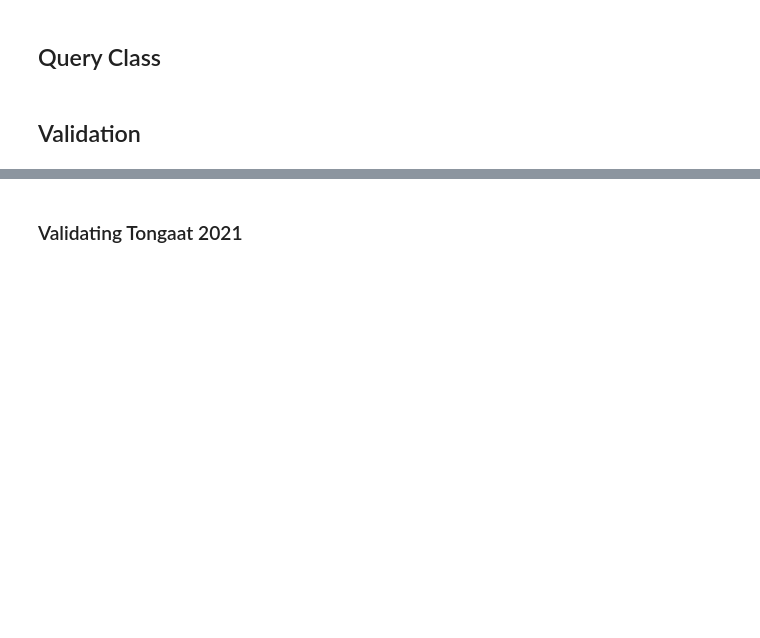
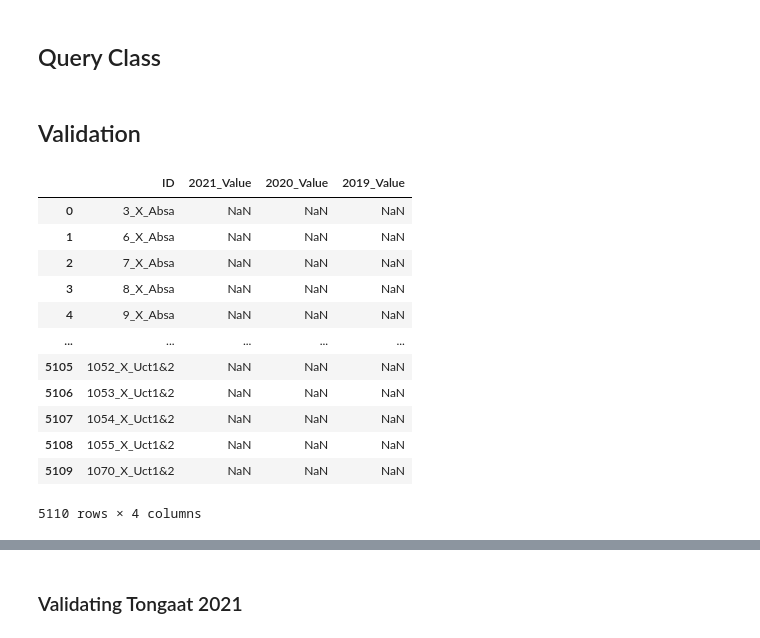
Before and after one commit to tomwetherell/unifi-pdf-llm, a Jupyter notebook: dev/haystack_table_qa_markdown.ipynb, the cells around one changed output, grey strips where cells are left out. Drawn from its saved outputs; the diff is of its cells as text; code cells hidden in the pictures; blank space fills up the shorter version.

```diff
--- a/dev/haystack_table_qa_markdown.ipynb
+++ b/dev/haystack_table_qa_markdown.ipynb
@@ -1313,3 +1316,20 @@ def load_documents(company: str, year: int) -> list[Document]:
         company_docs.extend(docs)
 
     return company_docs
+# %%
+train_df = pd.read_csv(TRAIN_CSV_PATH)
+train_df
+# %% [output]
+|  | ID | 2021_Value | 2020_Value | 2019_Value |
+| 0 | 3_X_Absa | NaN | NaN | NaN |
+| 1 | 6_X_Absa | NaN | NaN | NaN |
+| 2 | 7_X_Absa | NaN | NaN | NaN |
+| 3 | 8_X_Absa | NaN | NaN | NaN |
+| 4 | 9_X_Absa | NaN | NaN | NaN |
+| ... | ... | ... | ... | ... |
+| 5105 | 1052_X_Uct1&2 | NaN | NaN | NaN |
+| 5106 | 1053_X_Uct1&2 | NaN | NaN | NaN |
+| 5107 | 1054_X_Uct1&2 | NaN | NaN | NaN |
+| 5108 | 1055_X_Uct1&2 | NaN | NaN | NaN |
+| 5109 | 1070_X_Uct1&2 | NaN | NaN | NaN |
+5110 rows × 4 columns
```
Also changed, not shown: parts of 12 cells of this notebook.
